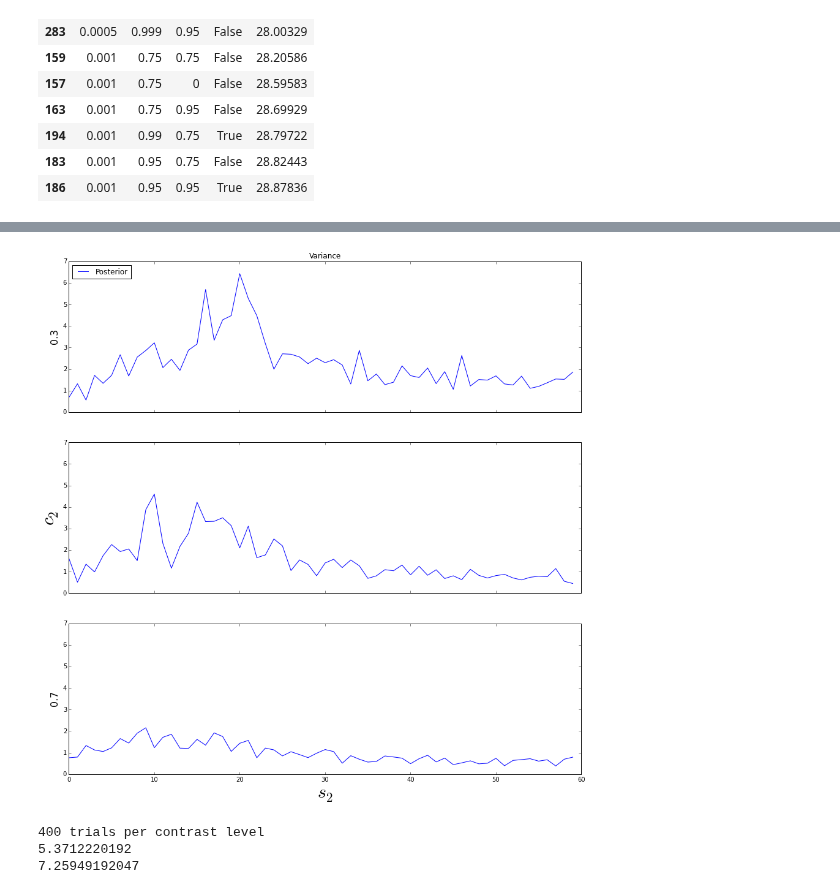
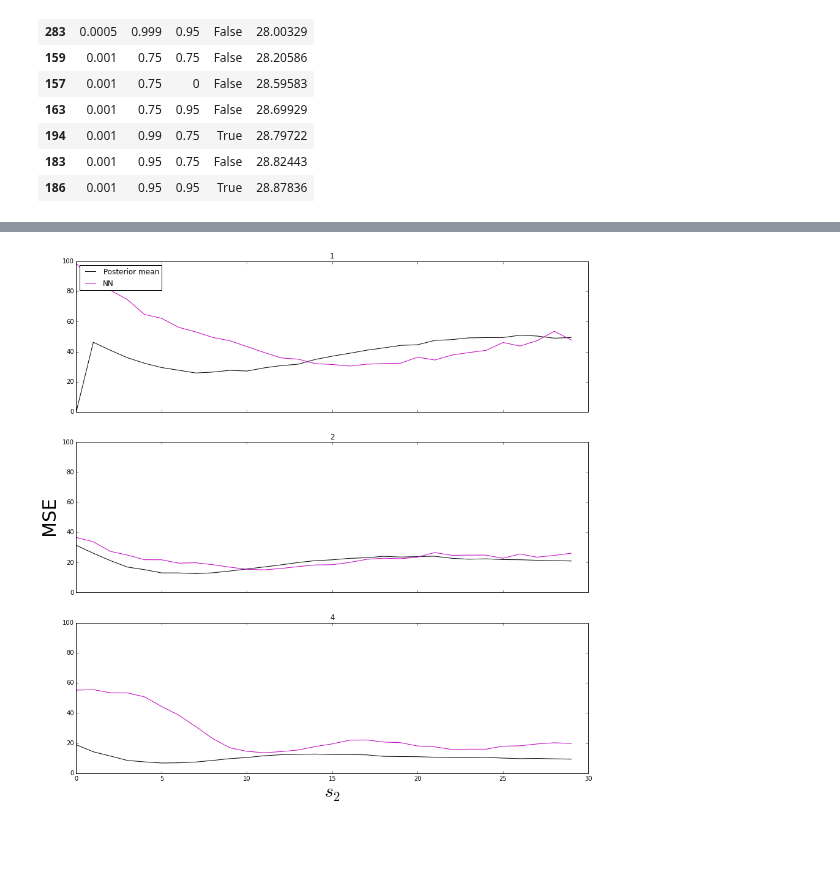
Before and after one commit to NYUMaLab/Divisive_Normalization_Project, a Jupyter notebook: Code/Demixing/Demixing Minicon Plots and Code Part 1.ipynb, the cells around one changed output, grey strips where cells are left out. Drawn from its saved outputs; the diff is of its cells as text; code cells hidden in the pictures; blank space fills up the shorter version.

```diff
--- a/Code/Demixing/Demixing Minicon Plots and Code Part 1.ipynb
+++ b/Code/Demixing/Demixing Minicon Plots and Code Part 1.ipynb
@@ -796,7 +831,7 @@ nn_c4 = nn_df[nn_df['c'] == 4]
 # %%
 train_data = generate_trainset(270000, discrete_c=1, low=2, high=2, r_max=1)
 valid_data = generate_testset(900, discrete_c=1, low=2, high=2, r_max=1)
-nn = train_nn(train_data, valid_dataset=valid_data, n_hidden=100, learning_rate=0.0001, n_epochs=100, rho=.9, mu=.99, nesterov=True)
+nn, nnx, valid_mse = train_nn(train_data, valid_dataset=valid_data, n_hidden=100, learning_rate=0.0001, n_epochs=100, rho=.9, mu=.99, nesterov=True)
 # %% [output]
 270000 trials per contrast level
 900 trials per contrast level
@@ -848,5 +853,5 @@ valid_data = generate_testset(900, discrete_c=1, low=c, high=c, r_max=1)
 # %%
-pkl_file = open('output_nn_optim/nn_optim947.pkl', 'rb')
-nn, nnx, valid_nn = pickle.load(pkl_file)
-print nn
+pkl_file = open('posts.pkl', 'rb')
+posts, testsets = pickle.load(pkl_file)
+print testsets
 # %% [output]
@@ -921,11 +966,10 @@ all_stats = pickle.load(pkl_file)
 # %%
 %matplotlib inline
 f, ax = plt.subplots(3, sharex=True, sharey=True)
-for i in range(len(c_1)):
-    ax[i].plot(all_stats[4]['bias_s2'][:,i+3], label="Posterior")
-    ax[i].plot(nn_all_stats['bias_s2'][:,i], c='m', label="All")
-    ax[i].plot(nn_high_low_stats['bias_s2'][:,i], c='k', label="Generalize")
-    ax[i].set_title(c_1[i])
+for i in range(len(c_arr)):
+    ax[i].plot(post_stats['bias_s2'][i], c='k', label="Posterior mean")
+    ax[i].plot(nn_stats['bias_s2'][i], c='m', label="NN")
+    ax[i].set_title(c_arr[i])
 ax[2].set_xlabel(r'$s_2$',fontsize=30)
 ax[1].set_ylabel('Bias' ,fontsize=30)
 ax[0].legend(loc='upper right')
@@ -935,15 +979,12 @@ f.set_size_inches(15,15)
 # %%
 %matplotlib inline
 f, ax = plt.subplots(3, sharex=True, sharey=True)
-for i in range(len(c_1)):
-    ax[i].plot(all_stats[4]['var_s2'][:,i+3], label="Posterior")
-    ax[i].plot(nn_all_stats['var_s2'][:,i], c='m', label="All")
-    ax[i].plot(nn_high_low_stats['var_s2'][:,i], c='k', label="Generalize")
+for i in range(len(c_arr)):
+    ax[i].plot(post_stats['var_s2'][i], c='k', label="Posterior mean")
+    ax[i].plot(nn_stats['var_s2'][i], c='m', label="NN")
+    ax[i].set_title(c_arr[i])
 ax[2].set_xlabel(r'$s_2$',fontsize=30)
-ax[1].set_ylabel(r'$c_2$',fontsize=30)
-ax[0].set_ylabel(.3, fontsize=16)
-ax[2].set_ylabel(.7, fontsize=16)
-ax[0].set_title("Variance")
+ax[1].set_ylabel('Variance' ,fontsize=30)
 ax[0].legend(loc='upper left')
 f.set_size_inches(15,15)
 # %% [output]
@@ -951,31 +992,13 @@ f.set_size_inches(15,15)
 # %%
 %matplotlib inline
 f, ax = plt.subplots(3, sharex=True, sharey=True)
-for i in range(len(c_1)):
-    ax[i].plot(all_stats[4]['var_s2'][:,i+3], label="Posterior")
-    #ax[i].plot(nn_all_stats['var_s2'][:,i], c='m', label="All")
-    #ax[i].plot(nn_high_low_stats['var_s2'][:,i], c='k', label="Generalize")
+for i in range(len(c_arr)):
+    ax[i].plot(post_stats['mse'][i], c='k', label="Posterior mean")
+    ax[i].plot(nn_stats['mse'][i], c='m', label="NN")
+    ax[i].set_title(c_arr[i])
 ax[2].set_xlabel(r'$s_2$',fontsize=30)
-ax[1].set_ylabel(r'$c_2$',fontsize=30)
-ax[0].set_ylabel(.3, fontsize=16)
-ax[2].set_ylabel(.7, fontsize=16)
-ax[0].set_title("Variance")
+ax[1].set_ylabel('MSE' ,fontsize=30)
 ax[0].legend(loc='upper left')
 f.set_size_inches(15,15)
 # %% [output]
-[figure, old version]
+[figure, new version]
-# %%
-import multiprocessing as mp
-post_func = posterior_setup(low=c, high=c, discrete_c=1, num_s=60, r_max=1)
-test_data = generate_testset(400, stim_0=-30, stim_1=0, discrete_c=1, low=4, high=4, r_max=1)
-r, _, _ = test_data
-start_time = time.time()
-get_posteriors_pool(r, post_func)
-print time.time() - start_time
-start_time2 = time.time()
-get_posteriors(r, post_func)
-print time.time() - start_time2
-# %% [output]
-400 trials per contrast level
-5.3712220192
-7.25949192047
```
Also changed, not shown: parts of 13 cells of this notebook, 2 other files.
